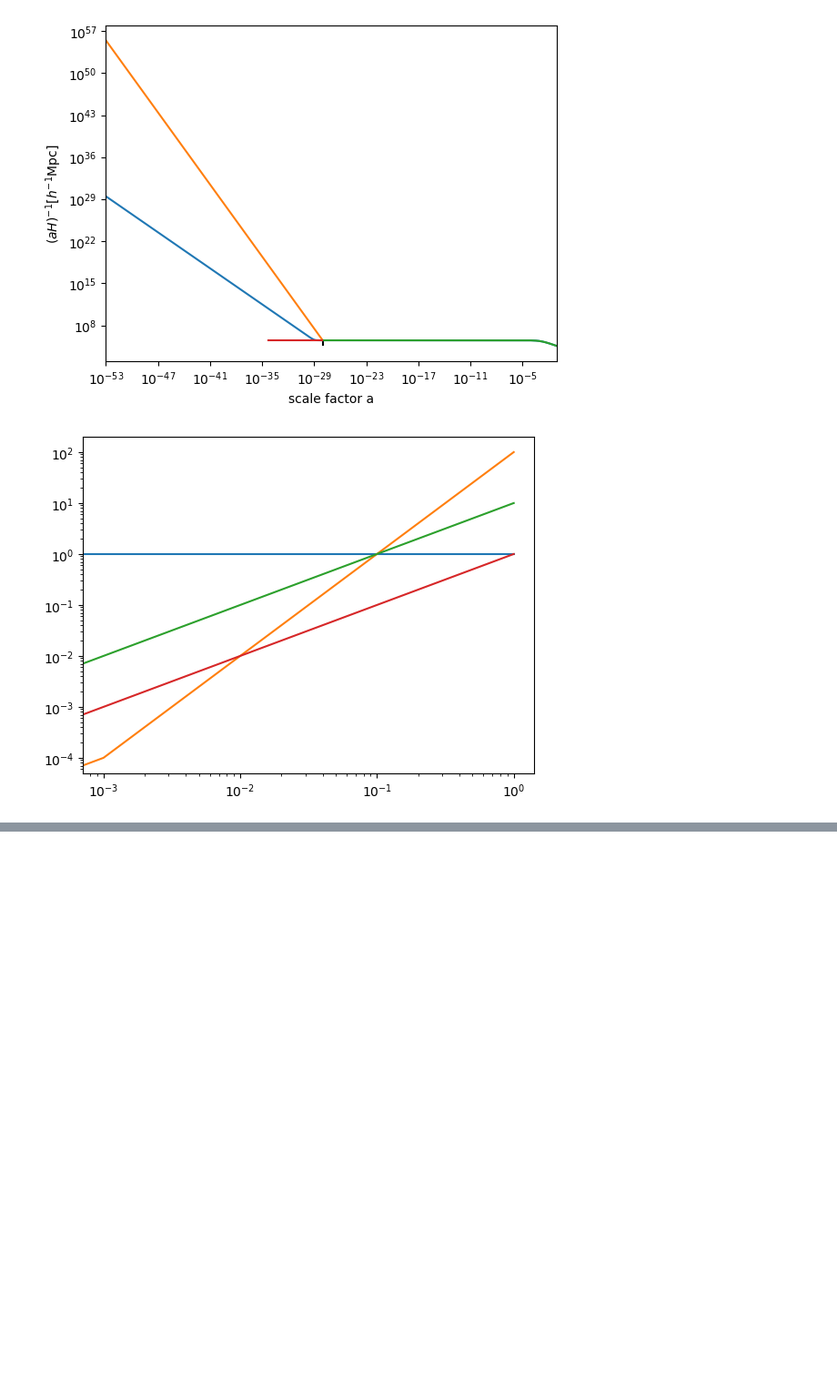
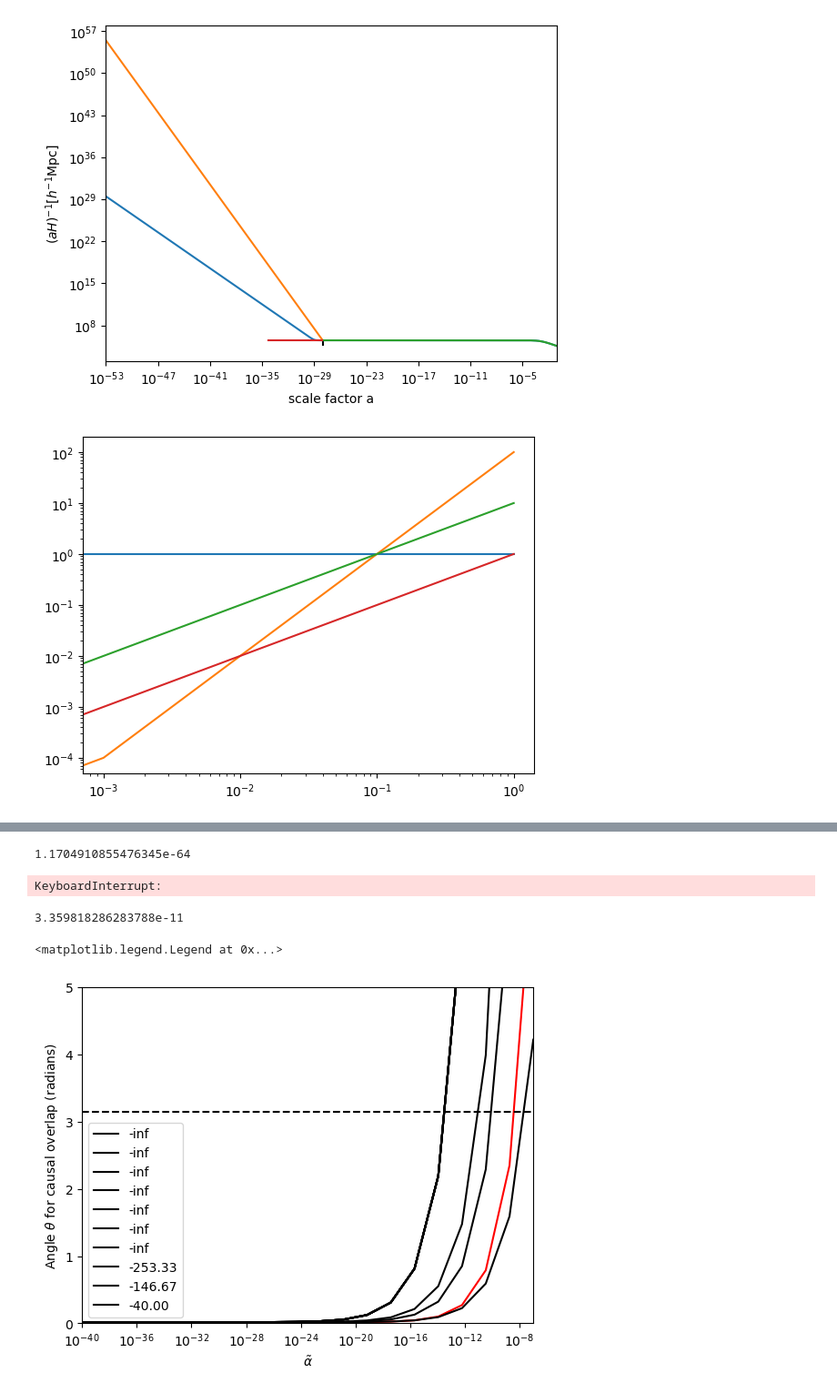
Before and after one commit to CarolaZano/4DEGB-tests, a Jupyter notebook: Background/Sound_and_particle_horizons.ipynb, the cells around one changed output, grey strips where cells are left out. Shown at 91% size. Saved outputs shown, nothing was run; the diff lists cells and outputs as text; code cells hidden in the pictures; blank space fills up the shorter version.

Commit message:
latest version of plots, for paper

```diff
--- a/Background/Sound_and_particle_horizons.ipynb
+++ b/Background/Sound_and_particle_horizons.ipynb
@@ -44,6 +44,11 @@ def E(z , cosmo):
         ans = np.sqrt((np.sqrt(X(z , cosmo)) - 1 + (2 * alpha_tilde * Omega_k * (1+z) ** 2))/(2 * alpha_tilde))
 
     return ans
+
+
+def unitless_time(a , cosmo):
+    t = mp.quad(lambda x: 1/(x*E(1/x -1,cosmo)), [0 , a])
+    return t
 
 # sound horizon
 def r_s_fracH0c(z,cosmo, a_min):
@@ -95,6 +100,12 @@ def find_nearest_idx(array, value):
     array = np.asarray(array)
     idx = (np.abs(array - value)).argmin()
     return idx
+
+
+def find_nearest(array, value):
+    array = np.asarray(array)
+    idx = (np.abs(array - value)).argmin()
+    return idx
 # %%
 # try some values
 cosmotry = [0.0453,0.027,0,9.227e-5,1e-20,0]
@@ -216,0 +271,65 @@ plt.yscale("log")
+# %%
+# find Planck scale factor from planck time
+Omg_rad = (1 + (7/8) * (4/11)**(4/3)*3.046)*9.227e-5
+
+mp.mp.dps = 100
+
+alpha_C = np.logspace(-43,-7, 20)
+cosmoLCDM = [0.264 , 0.0493 , 0 , Omg_rad, 0, 0]                      #  Omega_c , Omega_b , Omega_k , Omega_r, alpha_tilde, C_t
+
+a_tofindtime = np.logspace(-70,-50, int(5e2))
+t_planck = 5.391247e-44 #s
+t_planck = t_planck * 67/(3.086e22) # unitless
+print(t_planck)
+
+t_array = np.zeros(len(a_tofindtime))
+theta_hor_p = np.zeros(len(alpha_C))
+
+for i in range(len(alpha_C)):
+    for j in range(len(a_tofindtime)):
+        t_array[j] = unitless_time(a_tofindtime[j] , [0.264 , 0.0493 , 0 , Omg_rad, alpha_C[i], 0])
+
+    a_planck = a_tofindtime[find_nearest(t_array, t_planck)]
+    cosmo_i = [0.264 , 0.0493 , 0 , Omg_rad, alpha_C[i], 0]
+
+    theta_hor_p[i] = r_hor_fracH0c(1100,cosmo_i, a_planck)/(r_hor_fracH0c(0,cosmo_i, a_planck)-r_hor_fracH0c(1100,cosmo_i, a_planck))
+# %% [output]
+1.1704910855476345e-64
+# %%
+# find Planck scale factor from planck time
+Omg_rad = (1 + (7/8) * (4/11)**(4/3)*3.046)*9.227e-5
+
+mp.mp.dps = 1000
+
+alpha_C = np.logspace(-43,-7, 20)
+cosmoLCDM = [0.264 , 0.0493 , 0 , Omg_rad, 0, 0]                      #  Omega_c , Omega_b , Omega_k , Omega_r, alpha_tilde, C_t
+
+a_min = np.logspace(-300,-40, int(10))
+
+theta_hor = np.zeros((len(a_min),len(alpha_C)))
+
+for i in range(len(alpha_C)):
+    cosmo_i = [0.264 , 0.0493 , 0 , Omg_rad, alpha_C[i], 0]
+    for k in range(len(a_min)):
+        theta_hor[k][i] = r_hor_fracH0c(1100,cosmo_i, a_min[k])/(r_hor_fracH0c(0,cosmo_i, a_min[k])-r_hor_fracH0c(1100,cosmo_i, a_min[k]))
+    print(i)
+# %% [output]
+KeyboardInterrupt:
+# %%
+#print(theta_hor)
+plt.plot(alpha_C,theta_hor_p, color="r")
+for i in range(len(theta_hor)):
+    plt.plot(alpha_C,theta_hor[i], "k", label = "%.2f" % np.log10(a_min[i]))
+plt.xscale("log")
+plt.plot([1e-40,1e-7],[3.14,3.14], "k--")
+print(alpha_C[find_nearest(theta_hor_p,1)])
+plt.xlim(1e-40,1e-7)
+plt.ylim(0,5)
+plt.ylabel(r"Angle $\theta$ for causal overlap (radians)")
+plt.xlabel(r"$\tilde{\alpha}$")
+plt.legend()
+#plt.savefig("Planck_cutoff_horizon")
+# %% [output]
+3.359818286283788e-11
+<matplotlib.legend.Legend at 0x...>
+[figure, added]
```
Also changed, not shown: parts of 8 cells of this notebook.
